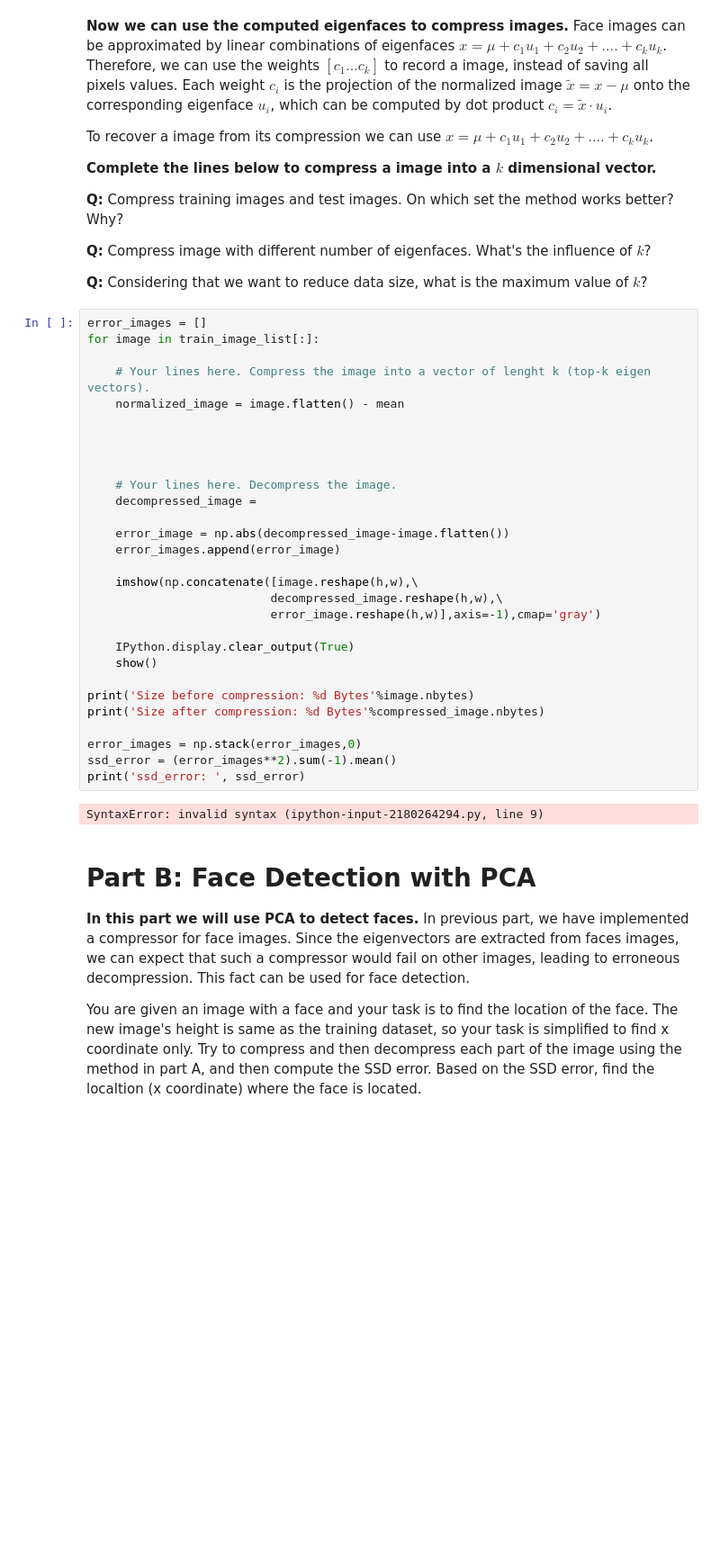
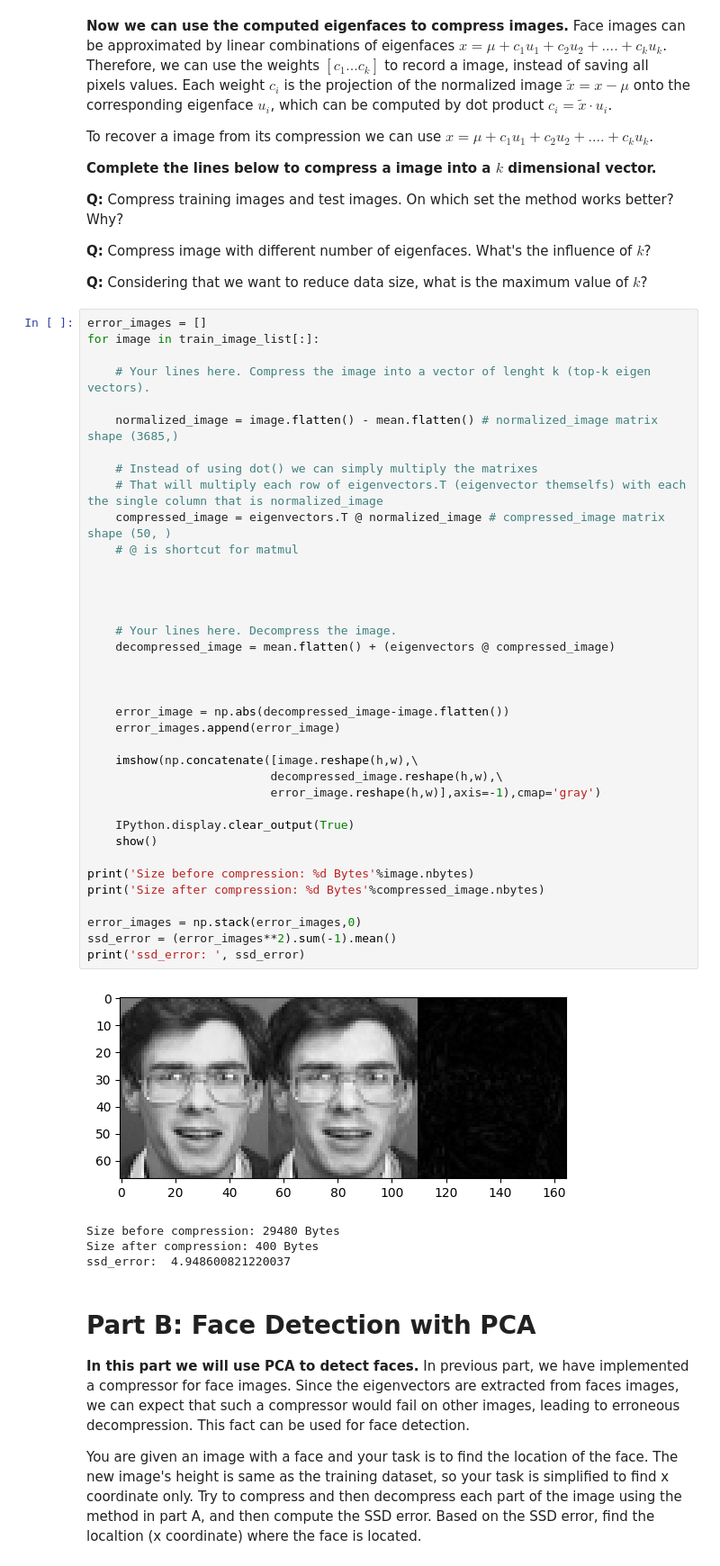
Before and after one commit to Henrique-Baumegger/myPersonalVisualComputing, a Jupyter notebook: Exercises/W5/W5_exercise.ipynb, the cells around one changed output. Shown at 90% size. Cells and saved outputs as stored; diff of their text form; blank space fills up the shorter version.

```diff
--- a/Exercises/W5/W5_exercise.ipynb
+++ b/Exercises/W5/W5_exercise.ipynb
@@ -196,34 +189,45 @@ To recover a image from its compression we can use  $x=\mu + c_1 u_1 + c_2 u_2 +
 # %%
 error_images = []
 for image in train_image_list[:]:
 
     # Your lines here. Compress the image into a vector of lenght k (top-k eigen vectors).
-    normalized_image = image.flatten() - mean
+
+    normalized_image = image.flatten() - mean.flatten() # normalized_image matrix shape (3685,)
+
+    # Instead of using dot() we can simply multiply the matrixes
+    # That will multiply each row of eigenvectors.T (eigenvector themselfs) with each the single column that is normalized_image
+    compressed_image = eigenvectors.T @ normalized_image # compressed_image matrix shape (50, )
+    # @ is shortcut for matmul
 
 
 
 
     # Your lines here. Decompress the image.
-    decompressed_image =
+    decompressed_image = mean.flatten() + (eigenvectors @ compressed_image)
+
+
 
     error_image = np.abs(decompressed_image-image.flatten())
     error_images.append(error_image)
 
     imshow(np.concatenate([image.reshape(h,w),\
                           decompressed_image.reshape(h,w),\
                           error_image.reshape(h,w)],axis=-1),cmap='gray')
 
     IPython.display.clear_output(True)
     show()
 
 print('Size before compression: %d Bytes'%image.nbytes)
 print('Size after compression: %d Bytes'%compressed_image.nbytes)
 
 error_images = np.stack(error_images,0)
 ssd_error = (error_images**2).sum(-1).mean()
 print('ssd_error: ', ssd_error)
 # %% [output]
+[figure, added]
-SyntaxError: invalid syntax (ipython-input-2180264294.py, line 9)
+Size before compression: 29480 Bytes
+Size after compression: 400 Bytes
+ssd_error:  4.948600821220037
 # %% [markdown]
 # Part B: Face Detection with PCA
 **In this part we will use PCA to detect faces.** In previous part, we have implemented a compressor for face images. Since the eigenvectors are extracted from faces images, we can expect that such a compressor would fail on other images, leading to erroneous decompression. This fact can be used for face detection.
```
Also changed, not shown: parts of 2 cells of this notebook.
